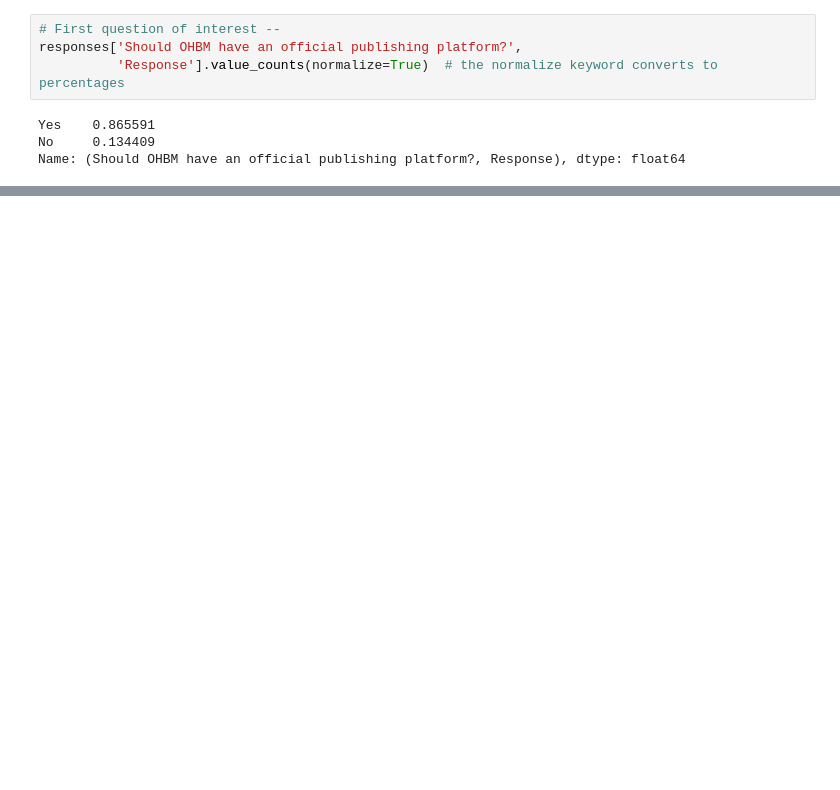
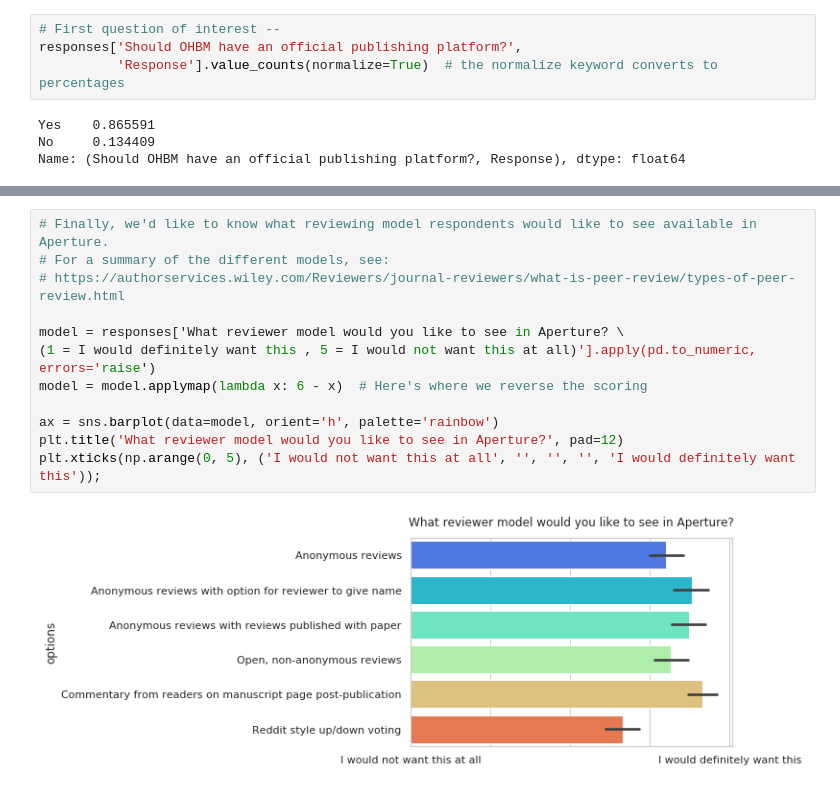
Before and after one commit to emdupre/aperture_survey, a Jupyter notebook: aperture_survey_blog.ipynb, the cells around one changed output, grey strips where cells are left out. Cells and saved outputs as stored; diff of their text form; blank space fills up the shorter version.

```diff
--- a/aperture_survey_blog.ipynb
+++ b/aperture_survey_blog.ipynb
@@ -68,3 +82,17 @@ plt.xticks(np.arange(1, 6), ('I would not want this at all', '', '', '', 'I woul
+# %%
+# Finally, we'd like to know what reviewing model respondents would like to see available in Aperture.
+# For a summary of the different models, see:
+# https://authorservices.wiley.com/Reviewers/journal-reviewers/what-is-peer-review/types-of-peer-review.html
+
+model = responses['What reviewer model would you like to see in Aperture? \
+(1 = I would definitely want this , 5 = I would not want this at all)'].apply(pd.to_numeric, errors='raise')
+model = model.applymap(lambda x: 6 - x)  # Here's where we reverse the scoring
+
+ax = sns.barplot(data=model, orient='h', palette='rainbow')
+plt.title('What reviewer model would you like to see in Aperture?', pad=12)
+plt.xticks(np.arange(0, 5), ('I would not want this at all', '', '', '', 'I would definitely want this'));
+# %% [output]
+[figure, added]
 # %%
 # What are respondents willing to pay to sustain Aperture ?
 price_per_sub = pd.to_numeric(responses['Per submission:',
```
Also changed, not shown: parts of 7 cells of this notebook.
